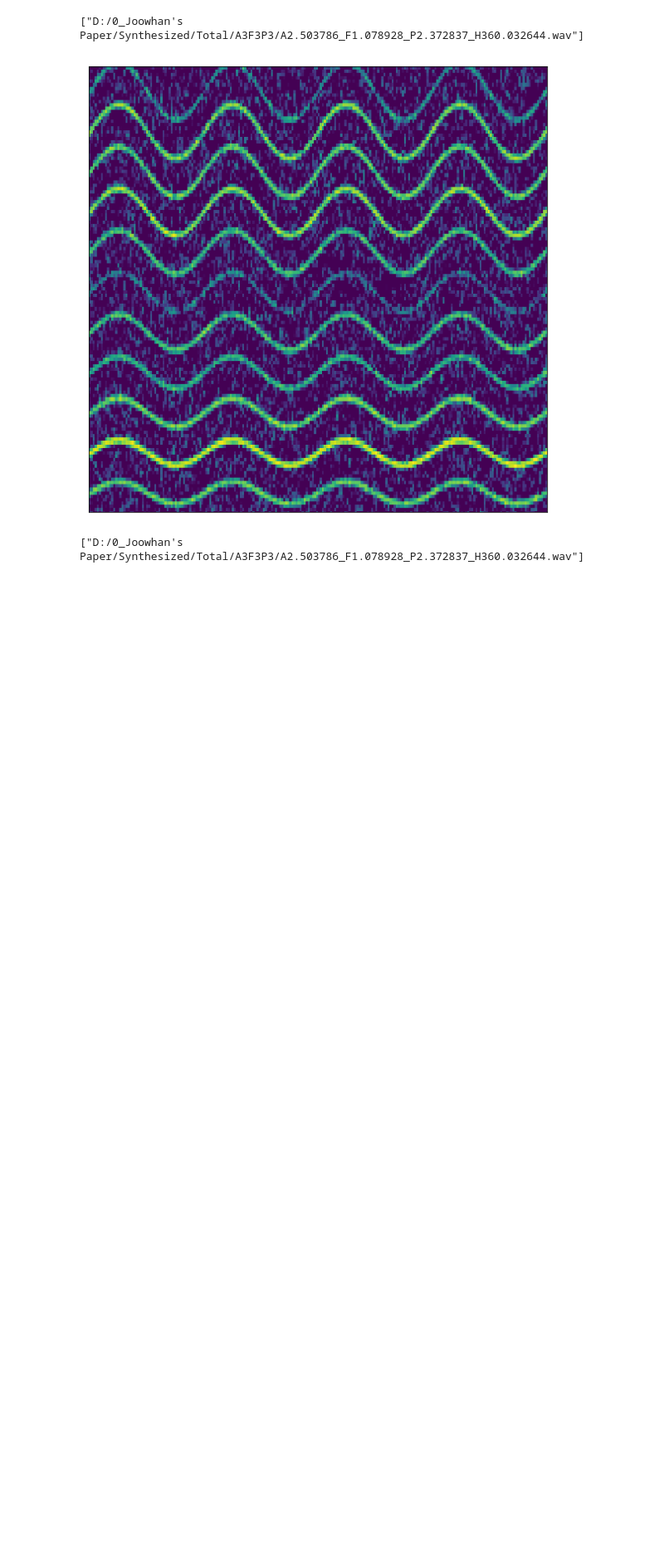
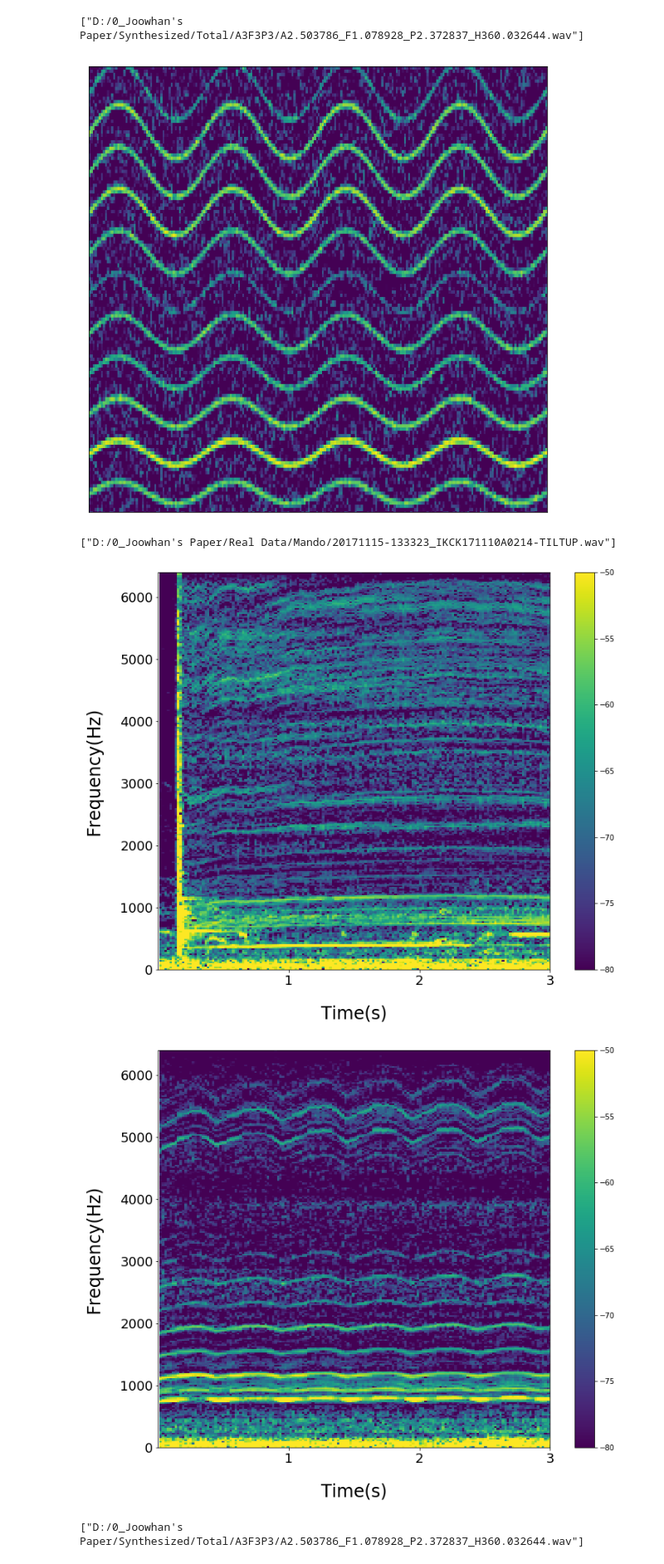
Before and after one commit to Joovvhan/Master-Thesis, a Jupyter notebook: src/PPT_Image_Maker.ipynb, the cells around one changed output. Shown at 83% size. Saved outputs shown, nothing was run; the diff lists cells and outputs as text; code cells hidden in the pictures; blank space fills up the shorter version.

Commit message:
Real acoustic noise sample images added

```diff
--- a/src/PPT_Image_Maker.ipynb
+++ b/src/PPT_Image_Maker.ipynb
@@ -34,6 +34,75 @@ plt.show()
 # %% [output]
 ["D:/0_Joowhan's Paper/Synthesized/Total/A3F3P3/A2.503786_F1.078928_P2.372837_H360.032644.wav"]
 [figure]
+# %%
+import matplotlib.pyplot as plt
+import scipy.io.wavfile
+import numpy as np
+import glob
+import scipy.io.wavfile as wf
+
+x = glob.glob('''D:/0_Joowhan's Paper/Real Data/Mando/20171115-133323_IKCK171110A0214-TILTUP.wav''')
+print(x)
+
+nsc = int(1470 / 3)
+nov = nsc/2
+nff = nsc
+imgSize = 224
+
+fs, dataInt16 = wf.read('''D:/0_Joowhan's Paper/Real Data/Mando/20171115-133323_IKCK171110A0214-TILTUP.wav''')
+dataFloat = dataInt16 / (2 ** 15)
+Pxx, _, _, _ = plt.specgram(dataFloat[:, 1], NFFT=nff, Fs=fs, noverlap=nov, \
+                                   window=np.hamming(nsc), cmap='viridis')
+fig = plt.gcf()
+fig.set_size_inches(12, 10)
+# plt.gca().get_xaxis().set_visible(False)
+# plt.gca().get_yaxis().set_visible(False)
+
+plt.colorbar()
+
+plt.clim((-80, -50))
+
+# plt.ylim((2000, 6000))
+
+plt.xlabel('Time(s)', fontsize=24, labelpad = 24)
+plt.xlim([0, 3])
+plt.xticks([1 ,2 , 3], fontsize=18)
+
+plt.ylabel('Frequency(Hz)', fontsize=24, labelpad = 24)
+plt.xlim([0, 3])
+plt.yticks(fontsize=18)
+
+
+plt.show()
+
+fs, dataInt16 = wf.read('''D:/0_Joowhan's Paper/Real Data/Mando/20180716-071024_IKCK180712A0180-TELEOUT.wav''')
+dataFloat = dataInt16 / (2 ** 15)
+Pxx, _, _, _ = plt.specgram(dataFloat[int(0.5 * fs): int(3.6 *fs) + 1], NFFT=nff, Fs=fs, noverlap=nov, \
+                                   window=np.hamming(nsc), cmap='viridis')
+fig = plt.gcf()
+fig.set_size_inches(12, 10)
+# plt.gca().get_xaxis().set_visible(False)
+# plt.gca().get_yaxis().set_visible(False)
+
+plt.colorbar()
+
+plt.clim((-80, -50))
+plt.xlabel('Time(s)', fontsize=24, labelpad = 24)
+plt.xlim([0, 3])
+plt.xticks([1 ,2 , 3], fontsize=18)
+
+plt.ylabel('Frequency(Hz)', fontsize=24, labelpad = 24)
+plt.xlim([0, 3])
+plt.yticks(fontsize=18)
+
+
+# plt.ylim((2000, 6000))
+
+plt.show()
+# %% [output]
+["D:/0_Joowhan's Paper/Real Data/Mando/20171115-133323_IKCK171110A0214-TILTUP.wav"]
+[figure, added]
+[figure, added]
 # %%
 x = glob.glob('''D:/0_Joowhan's Paper/Synthesized/Total/A3F3P3/A2.503786_F1.078928_P2.372837_H360.032644.wav''')
 print(x)
```
Also changed, not shown: parts of 1 cell of this notebook.
